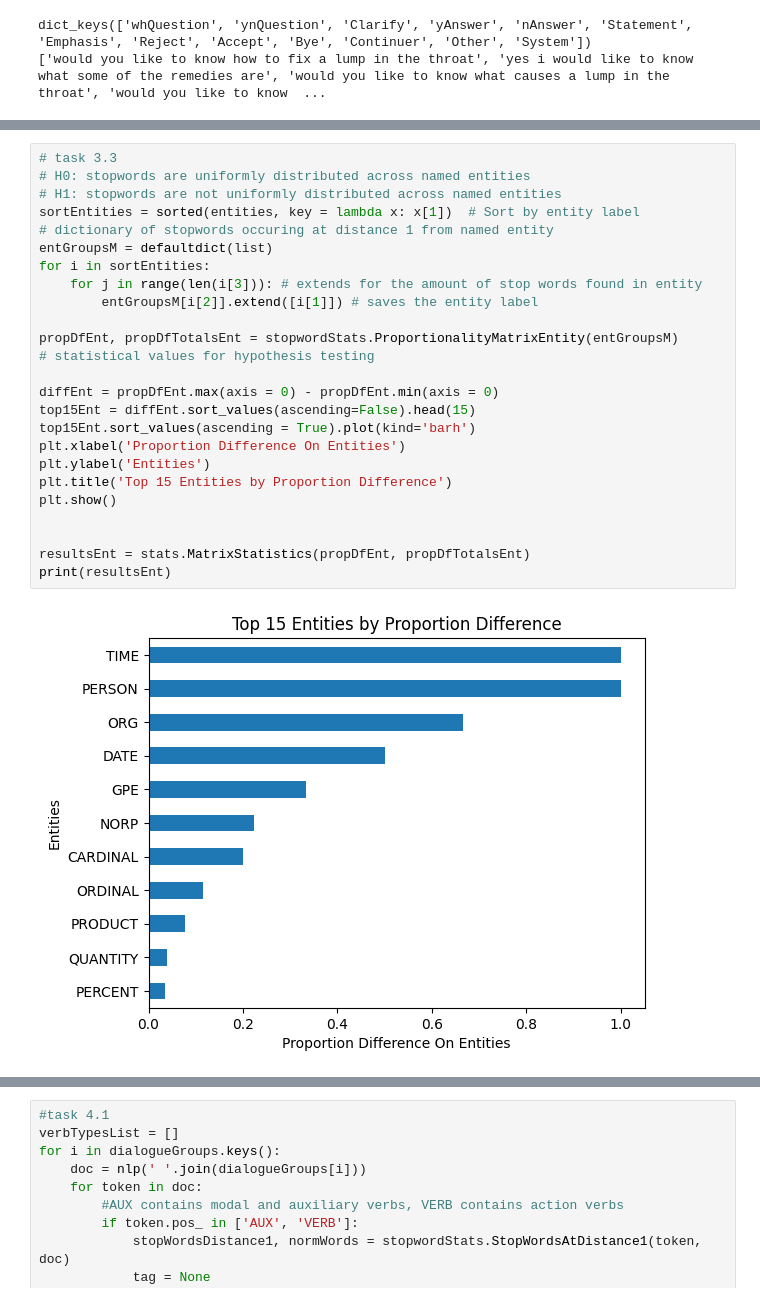
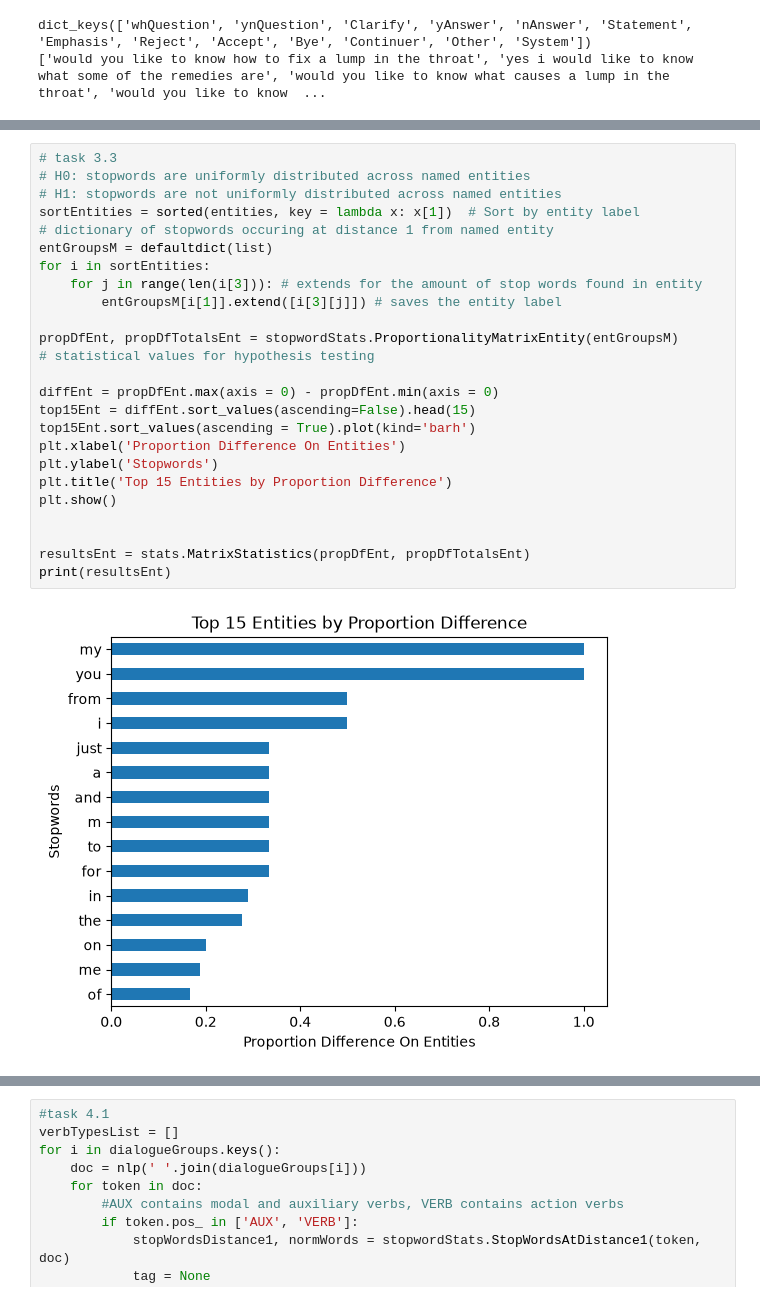
Before and after one commit to NevaEvar/NLP_Final_Project, a Jupyter notebook: Main.ipynb, the cells around one changed output, grey strips where cells are left out. Drawn from its saved outputs; the diff is of its cells as text.

```diff
--- a/Main.ipynb
+++ b/Main.ipynb
@@ -291,27 +388,27 @@ for ent in entGroups.keys():
 # %%
 # task 3.3
 # H0: stopwords are uniformly distributed across named entities
 # H1: stopwords are not uniformly distributed across named entities
 sortEntities = sorted(entities, key = lambda x: x[1])  # Sort by entity label
 # dictionary of stopwords occuring at distance 1 from named entity
 entGroupsM = defaultdict(list)
 for i in sortEntities:
     for j in range(len(i[3])): # extends for the amount of stop words found in entity
-        entGroupsM[i[2]].extend([i[1]]) # saves the entity label
+        entGroupsM[i[1]].extend([i[3][j]]) # saves the entity label
 
 propDfEnt, propDfTotalsEnt = stopwordStats.ProportionalityMatrixEntity(entGroupsM)
 # statistical values for hypothesis testing
 
 diffEnt = propDfEnt.max(axis = 0) - propDfEnt.min(axis = 0)
 top15Ent = diffEnt.sort_values(ascending=False).head(15)
 top15Ent.sort_values(ascending = True).plot(kind='barh')
 plt.xlabel('Proportion Difference On Entities')
-plt.ylabel('Entities')
+plt.ylabel('Stopwords')
 plt.title('Top 15 Entities by Proportion Difference')
 plt.show()
 
 
 resultsEnt = stats.MatrixStatistics(propDfEnt, propDfTotalsEnt)
 print(resultsEnt)
 # %% [output]
-[figure, old version]
+[figure, new version]
```
Also changed, not shown: parts of 20 cells of this notebook, 5 other files.
